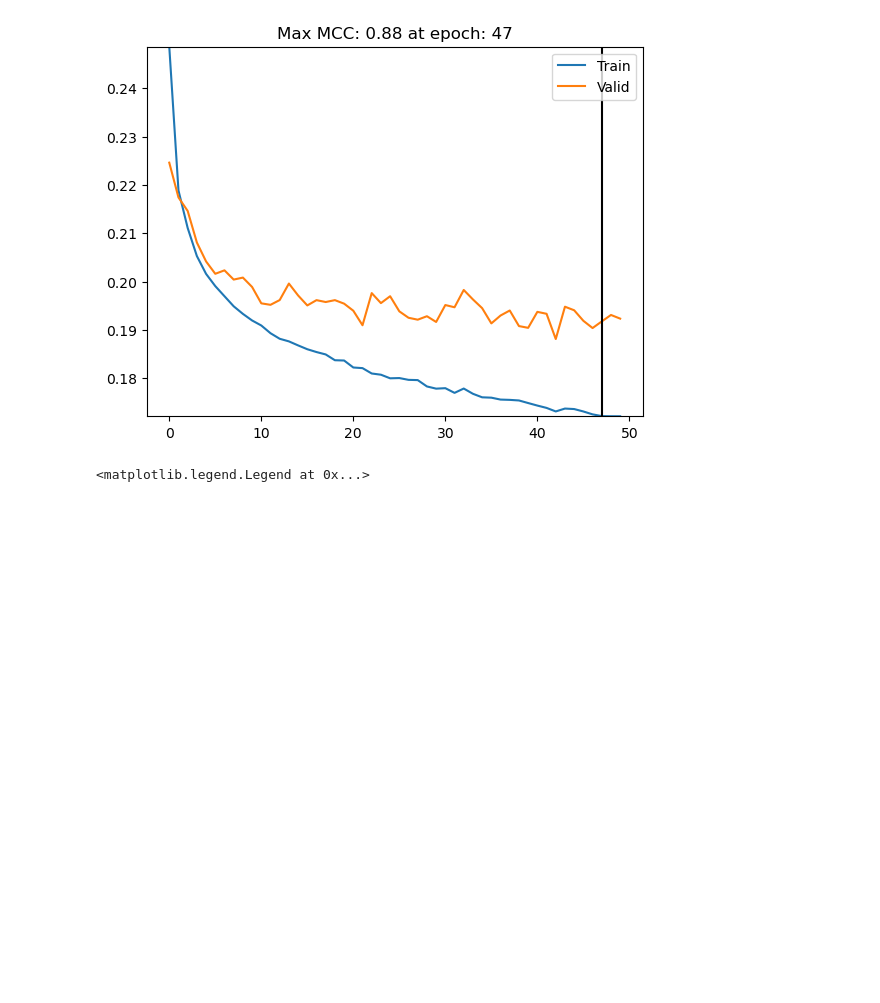
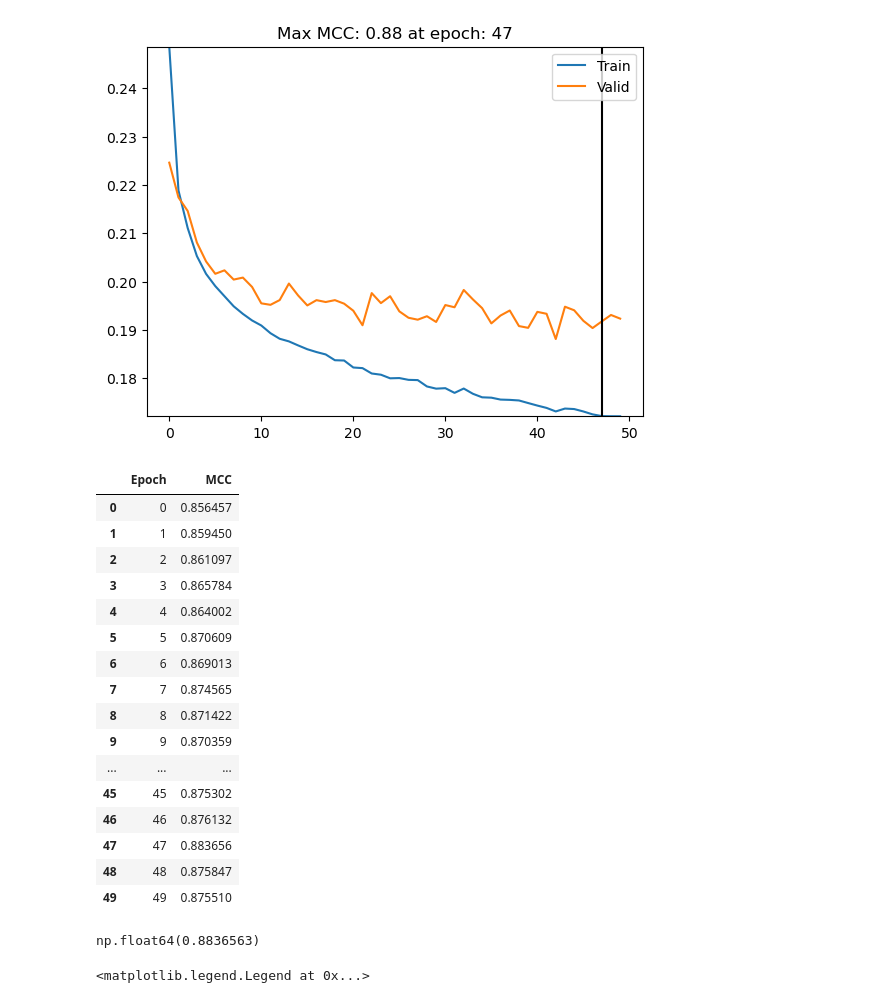
Before and after one commit to florus82/field-scripts, a Jupyter notebook: initial_testing_exploring/post_training.ipynb, the cells around one changed output. Cells and saved outputs as stored; diff of their text form; code cells hidden in the pictures; blank space fills up the shorter version.

```diff
--- a/initial_testing_exploring/post_training.ipynb
+++ b/initial_testing_exploring/post_training.ipynb
@@ -80,3 +80,23 @@ plt.legend(loc='upper right')
 # %% [output]
 <matplotlib.legend.Legend at 0x...>
 [figure]
+# %%
+df2
+# %% [output]
+|  | Epoch | MCC |
+| 0 | 0 | 0.856457 |
+| 1 | 1 | 0.859450 |
+| 2 | 2 | 0.861097 |
+| 3 | 3 | 0.865784 |
+| 4 | 4 | 0.864002 |
+| 5 | 5 | 0.870609 |
+| 6 | 6 | 0.869013 |
+| 7 | 7 | 0.874565 |
+| 8 | 8 | 0.871422 |
+| 9 | 9 | 0.870359 |
+| ... | ... | ... |
+| 45 | 45 | 0.875302 |
+| 46 | 46 | 0.876132 |
+| 47 | 47 | 0.883656 |
+| 48 | 48 | 0.875847 |
+| 49 | 49 | 0.875510 |
@@ -83,3 +105,7 @@ plt.legend(loc='upper right')
+# %%
+maxMCC
+# %% [output]
+np.float64(0.8836563)
 # %%
 model_name = 'FromScratch_IACS_dilate_True_BW_BorderEdgeCutted_RGB_NDVI_exclude_True_with_overlap_47'
 
```
Also changed, not shown: parts of 1 cell of this notebook, 3 other files.
